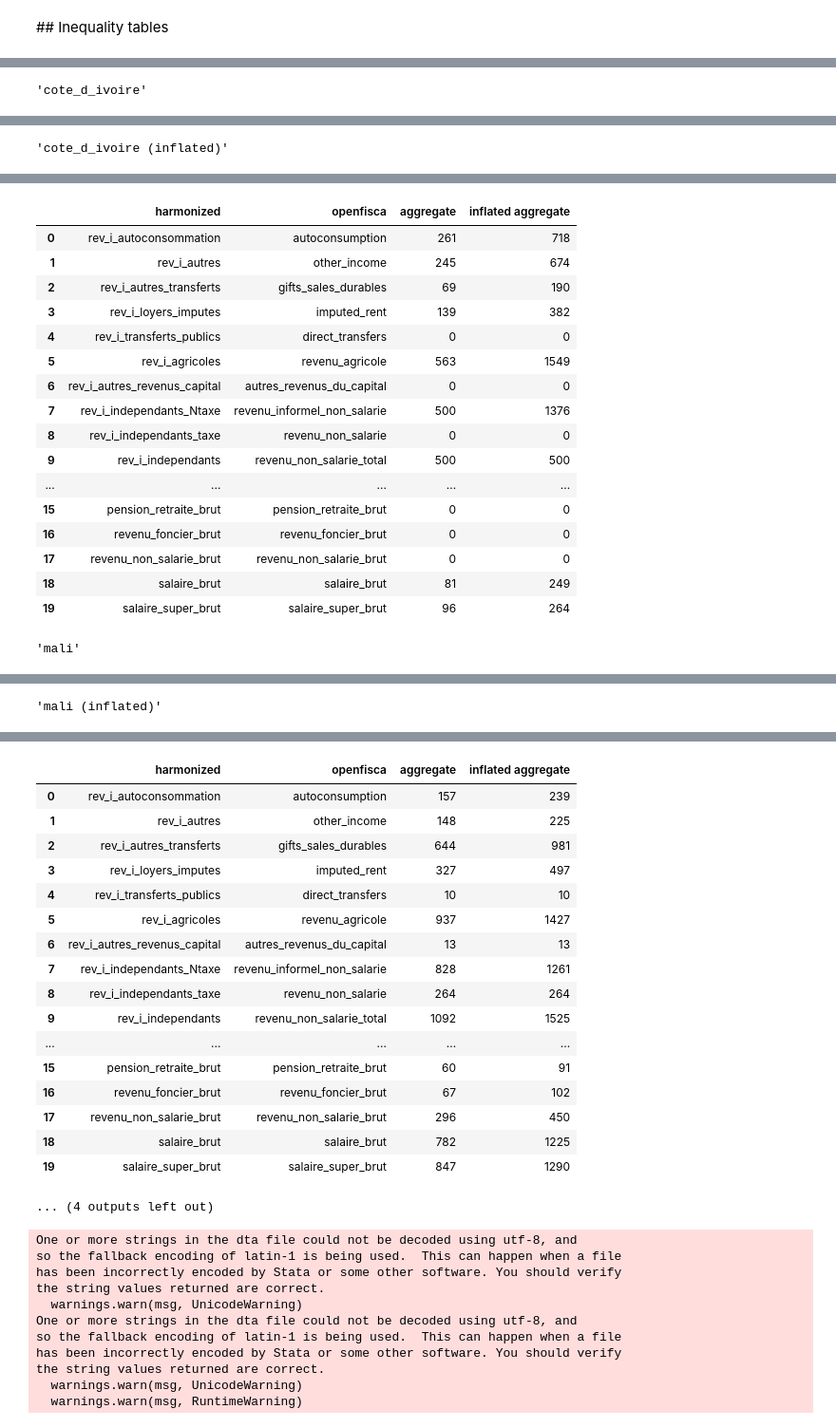
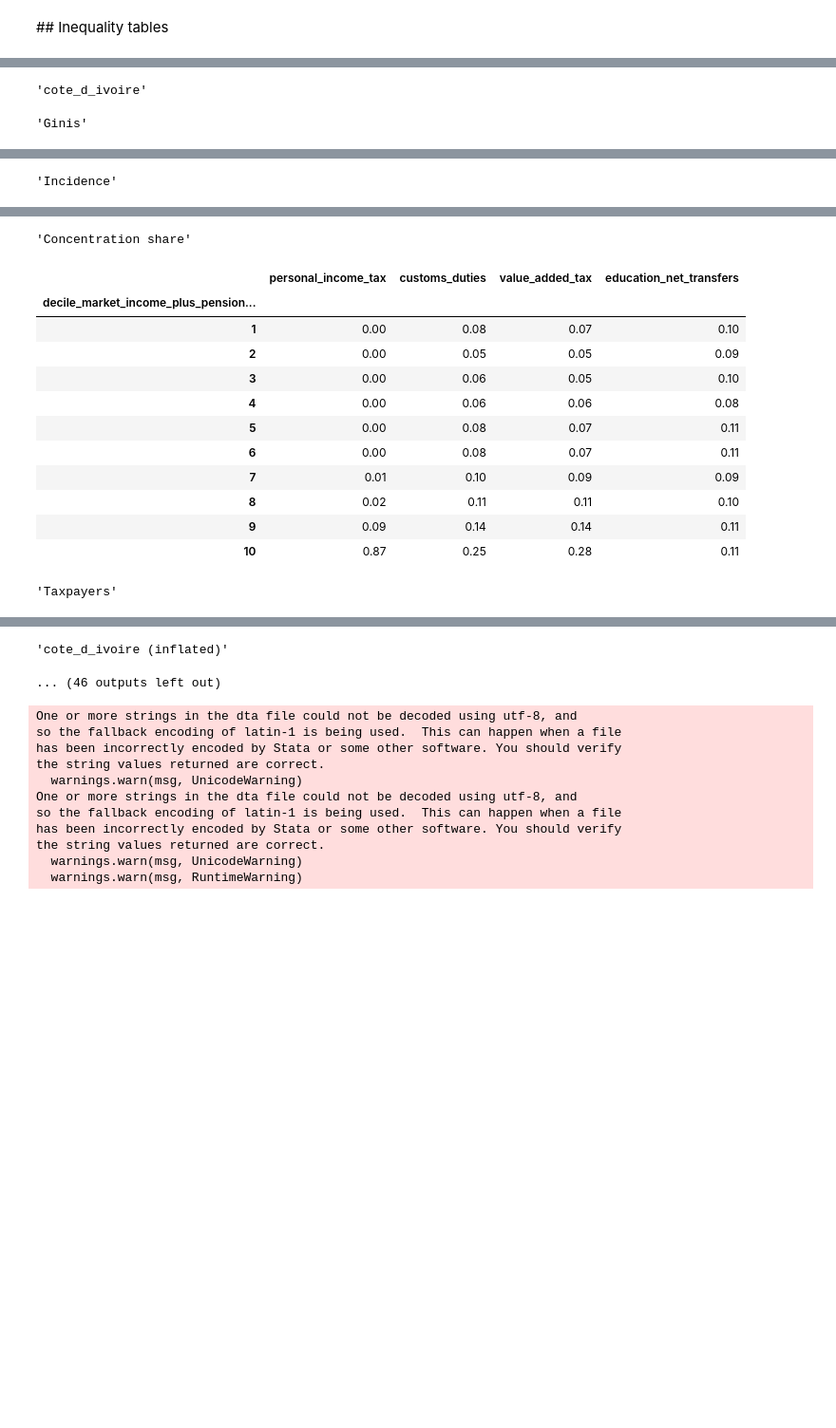
Before and after one commit to openfisca/openfisca-ceq, a Jupyter notebook: notebooks/results.ipynb, the cells around one changed output, grey strips where cells are left out. Shown at 95% size. Drawn from its saved outputs; the diff is of its cells as text; code cells hidden in the pictures; blank space fills up the shorter version.

```diff
--- a/notebooks/results.ipynb
+++ b/notebooks/results.ipynb
@@ -31,6 +31,10 @@ ceq_by_harmonized_variable['salaire_super_brut'] = 'salaire_super_brut'
 # %% [markdown]
 ## Inequality tables
 # %%
+income_variable = 'market_income_plus_pensions'
+by_variable = 'decile_{}_per_capita'.format(income_variable)
+tax_variables = ['personal_income_tax', 'customs_duties', 'value_added_tax', 'education_net_transfers']
+
 for country, year in year_by_country.items():
     survey_scenario = build_ceq_survey_scenario(country, year)
     inflated_survey_scenario = build_ceq_survey_scenario(country, year, inflate = True)
@@ -46,9 +50,23 @@ for country, year in year_by_country.items():
     revenus = pd.DataFrame(data, columns = ["harmonized", "openfisca", "aggregate", "inflated aggregate"])
     display(revenus.round(0).astype({"aggregate": int, "inflated aggregate": int}))
     display(country)
+    display("Ginis")
     display(inequality_table(survey_scenario))
+    display("Incidence")
+    display(incidence_table(survey_scenario, income_variable, tax_variables, by_variable))
+    display("Concentration share")
+    display(concentration_share(survey_scenario, tax_variables, by_variable))
+    display("Taxpayers")
+    display(taxpayers_share(inflated_survey_scenario, tax_variables, by_variable))
     display(country + " (inflated)")
-    display(inequality_table(survey_scenario))
+    display("Ginis")
+    display(inequality_table(inflated_survey_scenario))
+    display("Incidence")
+    display(incidence_table(inflated_survey_scenario, income_variable, tax_variables, by_variable))
+    display("Concentration share")
+    display(concentration_share(inflated_survey_scenario, tax_variables, by_variable))
+    display("Taxpayers")
+    display(taxpayers_share(inflated_survey_scenario, tax_variables, by_variable))
 # %% [output]
 One or more strings in the dta file could not be decoded using utf-8, and
 so the fallback encoding of latin-1 is being used.  This can happen when a file
@@ -79,8 +97,9 @@ the string values returned are correct.
 | 18 | salaire_brut | salaire_brut | 1616 | 2536 |
 | 19 | salaire_super_brut | salaire_super_brut | 1787 | 2707 |
 'cote_d_ivoire'
+'Ginis'
 |  | market_income | market_income_plus_pensions | gross_income | disposable_income | consumable_income | final_income |
 | Gini | 0.60 | 0.59 | 0.59 | 0.58 | 0.62 | 0.58 |
 | Bottom 40 % | 0.08 | 0.08 | 0.08 | 0.08 | 0.07 | 0.09 |
 | Top 10 % | 0.47 | 0.47 | 0.47 | 0.46 | 0.48 | 0.45 |
-'cote_d_ivoire (inflated)'
+'Incidence'
@@ -91,18 +118,14 @@ the string values returned are correct.
+'Concentration share'
-|  | harmonized | openfisca | aggregate | inflated aggregate |
-| 0 | rev_i_autoconsommation | autoconsumption | 261 | 718 |
-| 1 | rev_i_autres | other_income | 245 | 674 |
-| 2 | rev_i_autres_transferts | gifts_sales_durables | 69 | 190 |
-| 3 | rev_i_loyers_imputes | imputed_rent | 139 | 382 |
-| 4 | rev_i_transferts_publics | direct_transfers | 0 | 0 |
-| 5 | rev_i_agricoles | revenu_agricole | 563 | 1549 |
-| 6 | rev_i_autres_revenus_capital | autres_revenus_du_capital | 0 | 0 |
-| 7 | rev_i_independants_Ntaxe | revenu_informel_non_salarie | 500 | 1376 |
-| 8 | rev_i_independants_taxe | revenu_non_salarie | 0 | 0 |
-| 9 | rev_i_independants | revenu_non_salarie_total | 500 | 500 |
-| ... | ... | ... | ... | ... |
-| 15 | pension_retraite_brut | pension_retraite_brut | 0 | 0 |
-| 16 | revenu_foncier_brut | revenu_foncier_brut | 0 | 0 |
-| 17 | revenu_non_salarie_brut | revenu_non_salarie_brut | 0 | 0 |
-| 18 | salaire_brut | salaire_brut | 81 | 249 |
-| 19 | salaire_super_brut | salaire_super_brut | 96 | 264 |
+|  | personal_income_tax | customs_duties | value_added_tax | education_net_transfers |
+| decile_market_income_plus_pension... |  |  |  |  |
+| 1 | 0.00 | 0.08 | 0.07 | 0.10 |
+| 2 | 0.00 | 0.05 | 0.05 | 0.09 |
+| 3 | 0.00 | 0.06 | 0.05 | 0.10 |
+| 4 | 0.00 | 0.06 | 0.06 | 0.08 |
+| 5 | 0.00 | 0.08 | 0.07 | 0.11 |
+| 6 | 0.00 | 0.08 | 0.07 | 0.11 |
+| 7 | 0.01 | 0.10 | 0.09 | 0.09 |
+| 8 | 0.02 | 0.11 | 0.11 | 0.10 |
+| 9 | 0.09 | 0.14 | 0.14 | 0.11 |
+| 10 | 0.87 | 0.25 | 0.28 | 0.11 |
-'mali'
+'Taxpayers'
@@ -113 +143,0 @@ the string values returned are correct.
-'mali (inflated)'
@@ -118,21 +144,5 @@ the string values returned are correct.
-|  | harmonized | openfisca | aggregate | inflated aggregate |
-| 0 | rev_i_autoconsommation | autoconsumption | 157 | 239 |
-| 1 | rev_i_autres | other_income | 148 | 225 |
-| 2 | rev_i_autres_transferts | gifts_sales_durables | 644 | 981 |
-| 3 | rev_i_loyers_imputes | imputed_rent | 327 | 497 |
-| 4 | rev_i_transferts_publics | direct_transfers | 10 | 10 |
-| 5 | rev_i_agricoles | revenu_agricole | 937 | 1427 |
-| 6 | rev_i_autres_revenus_capital | autres_revenus_du_capital | 13 | 13 |
-| 7 | rev_i_independants_Ntaxe | revenu_informel_non_salarie | 828 | 1261 |
-| 8 | rev_i_independants_taxe | revenu_non_salarie | 264 | 264 |
-| 9 | rev_i_independants | revenu_non_salarie_total | 1092 | 1525 |
-| ... | ... | ... | ... | ... |
-| 15 | pension_retraite_brut | pension_retraite_brut | 60 | 91 |
-| 16 | revenu_foncier_brut | revenu_foncier_brut | 67 | 102 |
-| 17 | revenu_non_salarie_brut | revenu_non_salarie_brut | 296 | 450 |
-| 18 | salaire_brut | salaire_brut | 782 | 1225 |
-| 19 | salaire_super_brut | salaire_super_brut | 847 | 1290 |
-... (4 outputs left out)
+'cote_d_ivoire (inflated)'
+... (46 outputs left out)
 # %%
 result = read_tax_target(add_country_details=True)
 display(result)
```
Also changed, not shown: parts of 2 cells of this notebook, 11 other files.
